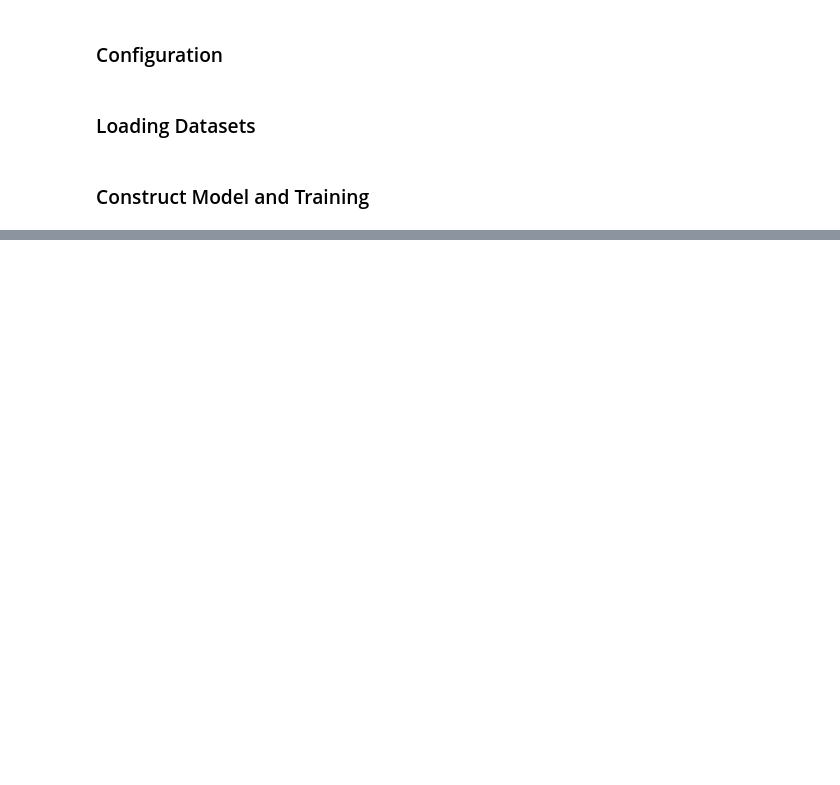
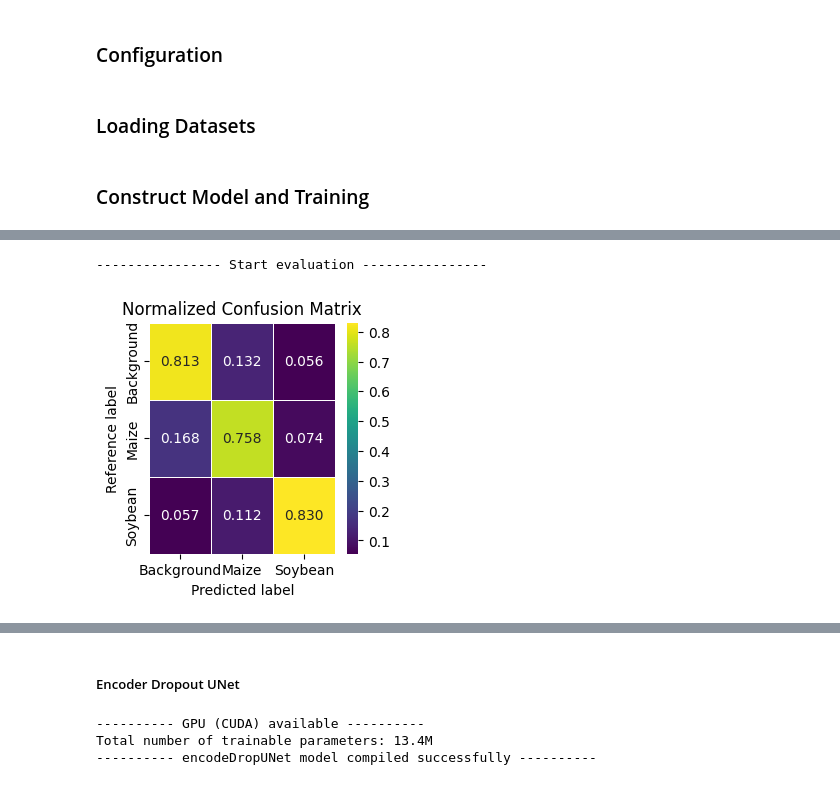
Before and after one commit to hanxLi/streetview_crop_classification, a Jupyter notebook: notebook/training_pipeline.ipynb, the cells around one changed output, grey strips where cells are left out. Cells and saved outputs as stored; diff of their text form; code cells hidden in the pictures; blank space fills up the shorter version.

```diff
--- a/notebook/training_pipeline.ipynb
+++ b/notebook/training_pipeline.ipynb
@@ -47,11 +47,11 @@ config = {
     "training": {
         "epochs": 50,
         "batch_size": 64,
-        "learning_rate": 0.01,
+        "learning_rate": 0.1,
         "optimizer": {
             "type": "Adam",
             "params": {
-                "lr": 0.01
+                "lr": 0.1
             }
         },
         "scheduler": {
@@ -135,4 +141,5 @@ model_comp.fit(
     lr_policy='steplr',  # Use 'steplr' as specified in config
     criterion=config['training']['criterion'],
     log=True,  # Enable logging for TensorBoard
+    return_loss=False,
     **config['training']['scheduler']['params'])
@@ -138,0 +164,8 @@ model_comp.fit(
+# %%
+model_comp.accuracy_evaluation(eval_dataset=val_loader,
+                               filename=config['evaluation']['filename'],
+                               num_classes=config['model']['params']['out_channels'],
+                               class_mapping=config['evaluation']['class_mapping'])
+# %% [output]
+---------------- Start evaluation ----------------
+[figure, added]
@@ -138,0 +173,12 @@ model_comp.fit(
+# %% [markdown]
+##### Encoder Dropout UNet
+# %%
+model = encodeDropUNet(n_channels=config['model']['params']['in_channels'],
+                     n_classes=config['model']['params']['out_channels'],
+                     drop_rate=0.3)
+model_comp = ModelCompiler(model=model,
+                           params_init=None)
+# %% [output]
+---------- GPU (CUDA) available ----------
+Total number of trainable parameters: 13.4M
+---------- encodeDropUNet model compiled successfully ----------
```
Also changed, not shown: parts of 8 cells of this notebook, 4 other files.
